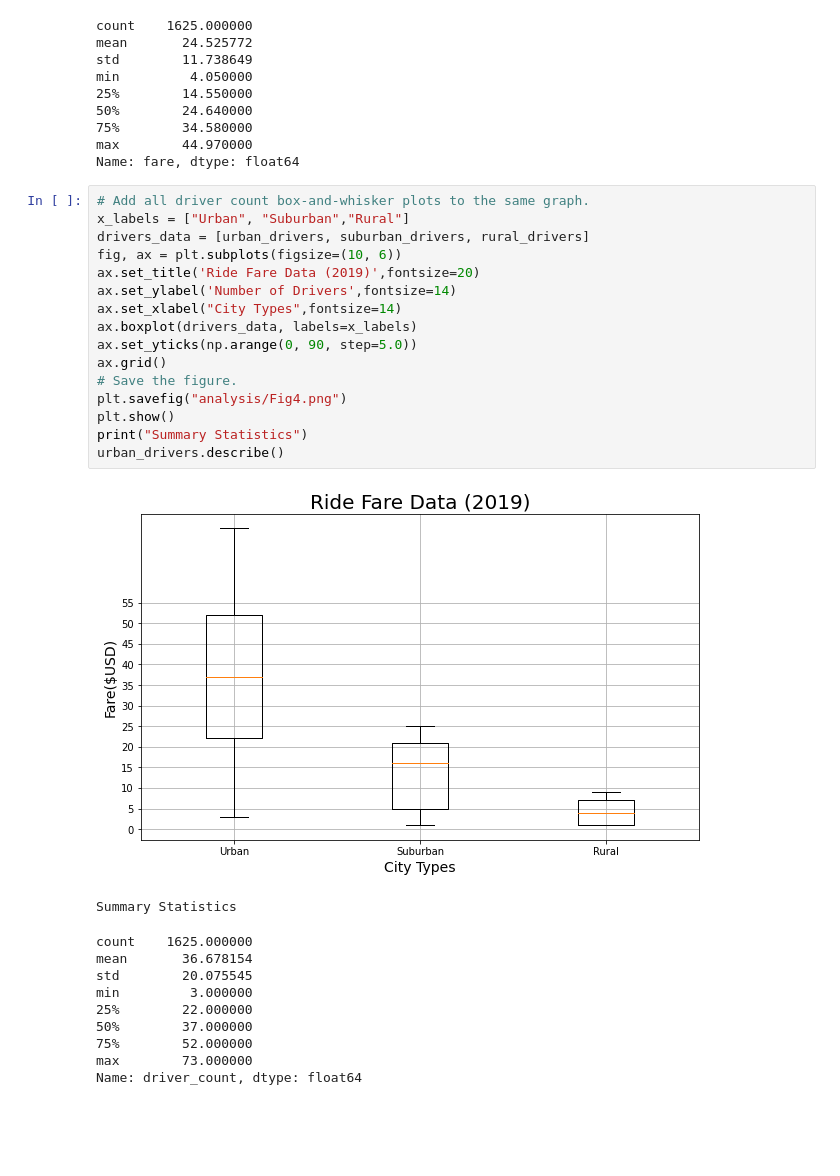
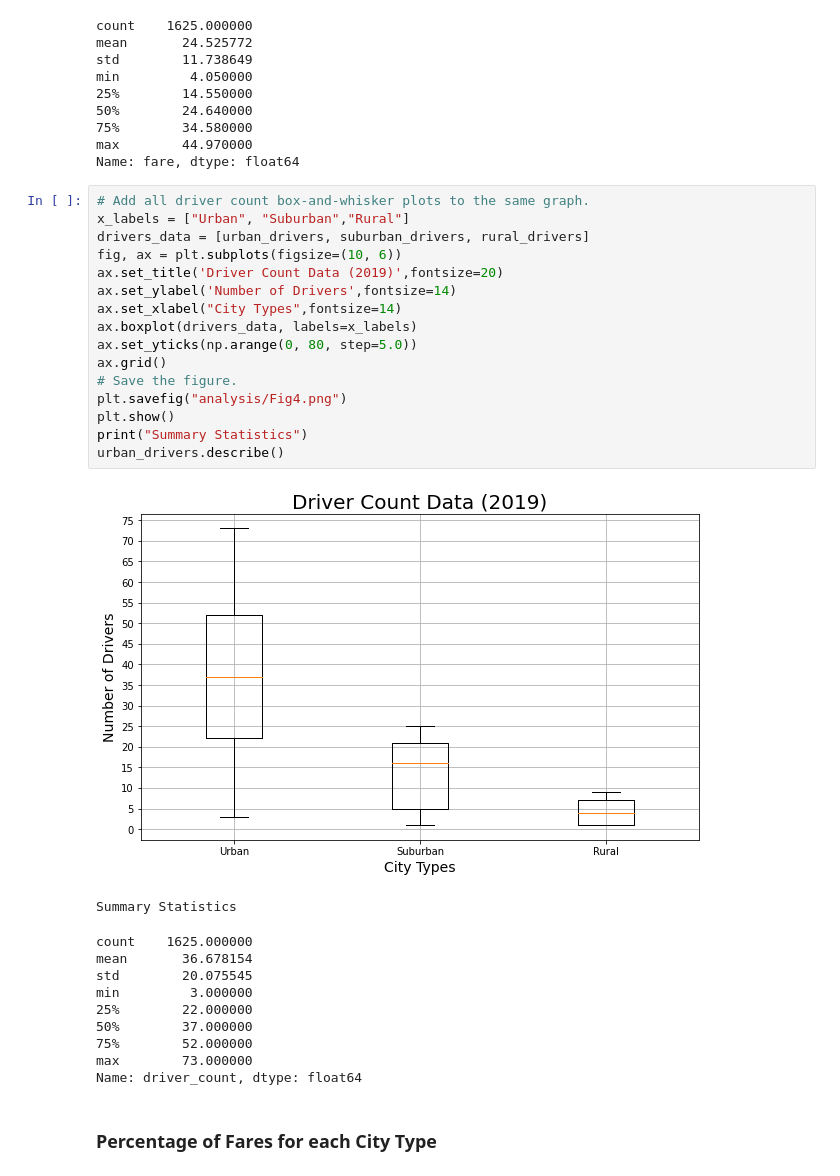
Before and after one commit to Andres-T-Hernandez/PyBer-Analysis, a Jupyter notebook: PyBer.ipynb, the cells around one changed output. Cells and saved outputs as stored; diff of their text form; blank space fills up the shorter version.

```diff
--- a/PyBer.ipynb
+++ b/PyBer.ipynb
@@ -387,21 +387,21 @@ Name: fare, dtype: float64
 # %%
 # Add all driver count box-and-whisker plots to the same graph.
 x_labels = ["Urban", "Suburban","Rural"]
 drivers_data = [urban_drivers, suburban_drivers, rural_drivers]
 fig, ax = plt.subplots(figsize=(10, 6))
-ax.set_title('Ride Fare Data (2019)',fontsize=20)
+ax.set_title('Driver Count Data (2019)',fontsize=20)
 ax.set_ylabel('Number of Drivers',fontsize=14)
 ax.set_xlabel("City Types",fontsize=14)
 ax.boxplot(drivers_data, labels=x_labels)
-ax.set_yticks(np.arange(0, 90, step=5.0))
+ax.set_yticks(np.arange(0, 80, step=5.0))
 ax.grid()
 # Save the figure.
 plt.savefig("analysis/Fig4.png")
 plt.show()
 print("Summary Statistics")
 urban_drivers.describe()
 # %% [output]
-[figure, old version]
+[figure, new version]
 Summary Statistics
 count    1625.000000
 mean       36.678154
@@ -412,3 +412,5 @@ min         3.000000
 75%        52.000000
 max        73.000000
 Name: driver_count, dtype: float64
+# %% [markdown]
+### Percentage of Fares for each City Type
```
Also changed, not shown: parts of 8 cells of this notebook, 3 other files.
